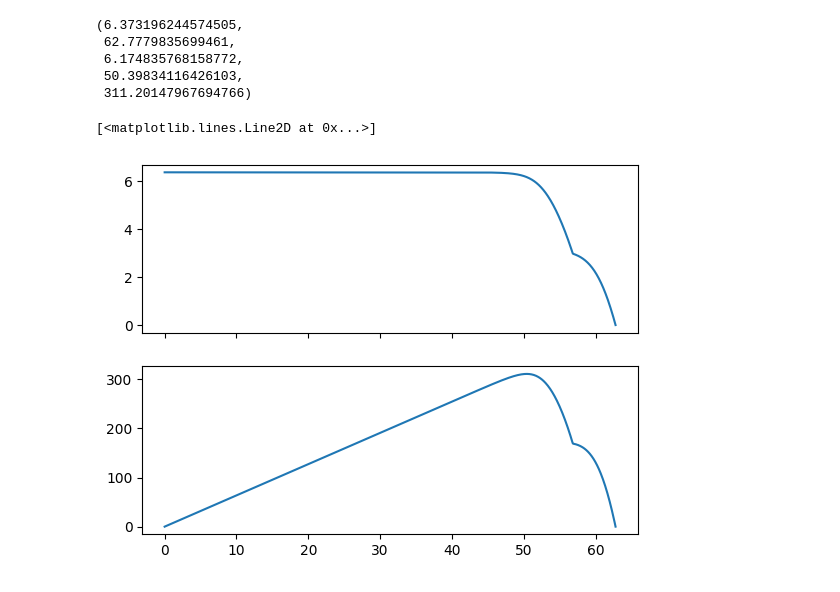
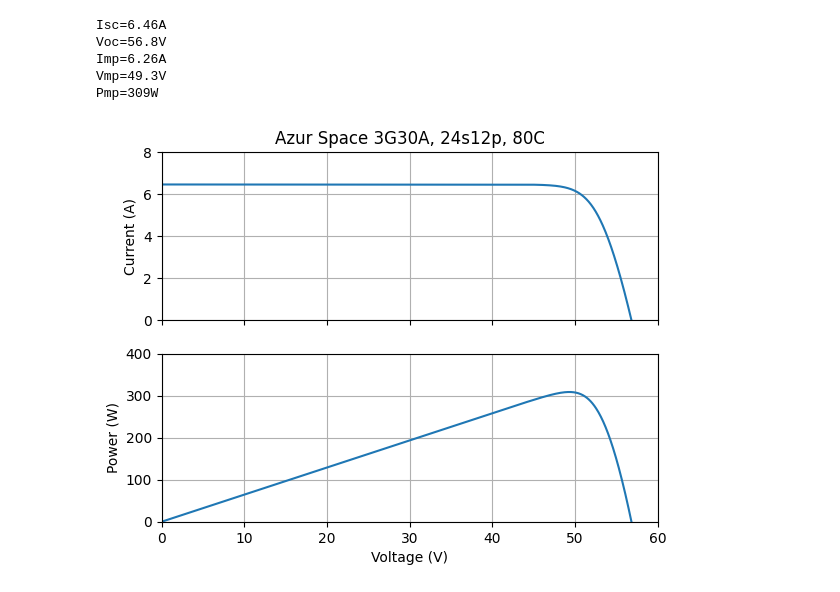
Before and after one commit to amosborne/solarcell, a Jupyter notebook: examples/readme.ipynb, the cells around one changed output. Cells and saved outputs as stored; diff of their text form; code cells hidden in the pictures.

```diff
--- a/examples/readme.ipynb
+++ b/examples/readme.ipynb
@@ -20,20 +17,30 @@ array = solarcell.array(
     np=12,  # number of parallel strings in an array
 )
 # %%
-curve = array.curve(t=[80, 80, 80, 80, 80, 80, 40, 40, 40, 40, 40, 40], g=1)
+curve = array.curve(t=80, g=1)
+
+print("Isc={:0.2f}A".format(curve.isc))  # Isc=6.46A
+print("Voc={:0.1f}V".format(curve.voc))  # Voc=56.8V
+print("Imp={:0.2f}A".format(curve.imp))  # Imp=6.26A
+print("Vmp={:0.1f}V".format(curve.vmp))  # Vmp=49.3V
+print("Pmp={:0.0f}W".format(curve.pmp))  # Pmp=309W
+# %% [output]
+Isc=6.46A
+Voc=56.8V
+Imp=6.26A
+Vmp=49.3V
+Pmp=309W
-# %%
-curve.isc, curve.voc, curve.imp, curve.vmp, curve.pmp
-# %% [output]
-(6.373196244574505,
- 62.7779835699461,
- 6.174835768158772,
- 50.39834116426103,
- 311.20147967694766)
 # %%
+fig, (ax0, ax1) = plt.subplots(nrows=2, sharex=True)
+
 v = numpy.linspace(0, curve.voc, 1000)
-fig, (ax0, ax1) = plt.subplots(nrows=2, sharex=True)
-ax0.plot(v, curve.iv(v))
-ax1.plot(v, curve.pv(v))
+ax0.plot(v, curve.iv(v)), ax0.grid()
+ax1.plot(v, curve.pv(v)), ax1.grid()
+
+ax0.set_xlim([0, 60]), ax1.set_xlabel("Voltage (V)")
+ax0.set_ylim([0, 8]), ax0.set_ylabel("Current (A)")
+ax1.set_ylim([0, 400]), ax1.set_ylabel("Power (W)")
+ax0.set_title("Azur Space 3G30A, 24s12p, 80C")
+plt.savefig("readme.png")
 # %% [output]
-[<matplotlib.lines.Line2D at 0x...>]
-[figure, old version]
+[figure, new version]
```
Also changed, not shown: parts of 3 cells of this notebook, 2 other files.
